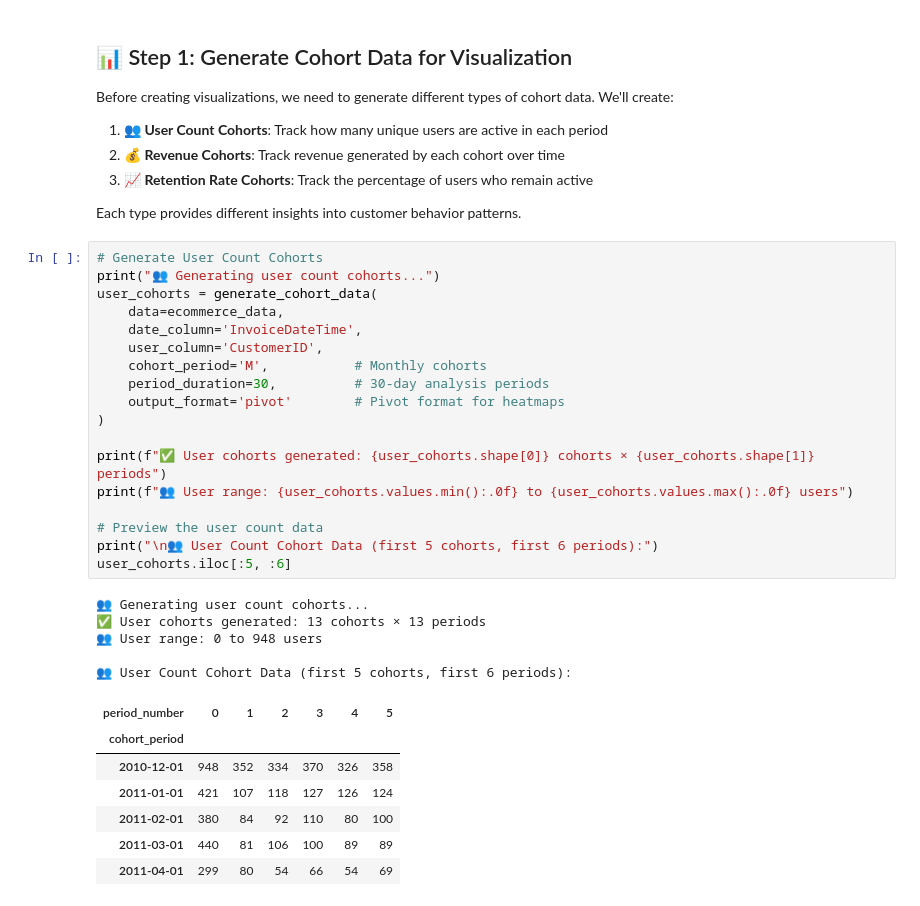
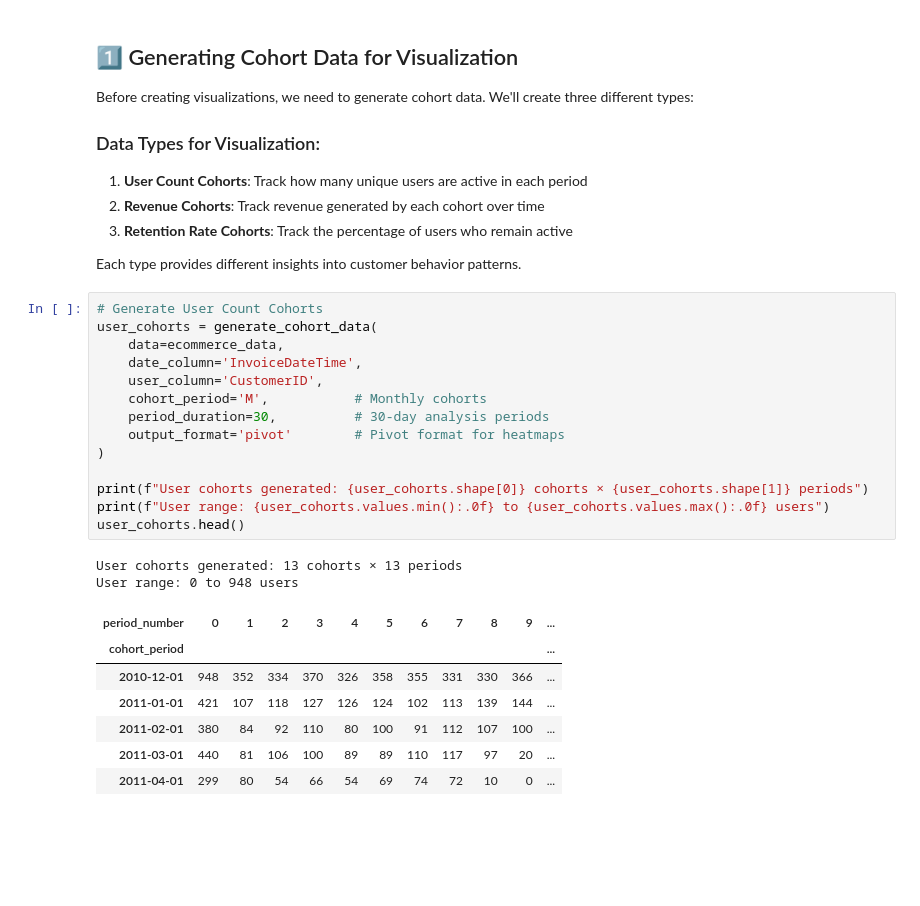
Before and after one commit to krinya/repeatradar, a Jupyter notebook: examples/02_cohort_visualization_demo.ipynb, the cells around one changed output. Saved outputs shown, nothing was run; the diff lists cells and outputs as text; blank space fills up the shorter version.

```diff
--- a/examples/02_cohort_visualization_demo.ipynb
+++ b/examples/02_cohort_visualization_demo.ipynb
@@ -115,43 +82,37 @@ ecommerce_data.head()
 # %% [markdown]
-## 📊 Step 1: Generate Cohort Data for Visualization
+## 1️⃣ Generating Cohort Data for Visualization
 
-Before creating visualizations, we need to generate different types of cohort data. We'll create:
+Before creating visualizations, we need to generate cohort data. We'll create three different types:
 
-1. **👥 User Count Cohorts**: Track how many unique users are active in each period
-2. **💰 Revenue Cohorts**: Track revenue generated by each cohort over time
-3. **📈 Retention Rate Cohorts**: Track the percentage of users who remain active
+### Data Types for Visualization:
+1. **User Count Cohorts**: Track how many unique users are active in each period
+2. **Revenue Cohorts**: Track revenue generated by each cohort over time
+3. **Retention Rate Cohorts**: Track the percentage of users who remain active
 
 Each type provides different insights into customer behavior patterns.
 # %%
 # Generate User Count Cohorts
-print("👥 Generating user count cohorts...")
 user_cohorts = generate_cohort_data(
     data=ecommerce_data,
     date_column='InvoiceDateTime',
     user_column='CustomerID',
     cohort_period='M',           # Monthly cohorts
     period_duration=30,          # 30-day analysis periods
     output_format='pivot'        # Pivot format for heatmaps
 )
 
-print(f"✅ User cohorts generated: {user_cohorts.shape[0]} cohorts × {user_cohorts.shape[1]} periods")
-print(f"👥 User range: {user_cohorts.values.min():.0f} to {user_cohorts.values.max():.0f} users")
-
-# Preview the user count data
-print("\n👥 User Count Cohort Data (first 5 cohorts, first 6 periods):")
-user_cohorts.iloc[:5, :6]
+print(f"User cohorts generated: {user_cohorts.shape[0]} cohorts × {user_cohorts.shape[1]} periods")
+print(f"User range: {user_cohorts.values.min():.0f} to {user_cohorts.values.max():.0f} users")
+user_cohorts.head()
 # %% [output]
-👥 Generating user count cohorts...
-✅ User cohorts generated: 13 cohorts × 13 periods
-👥 User range: 0 to 948 users
-
-👥 User Count Cohort Data (first 5 cohorts, first 6 periods):
+User cohorts generated: 13 cohorts × 13 periods
+User range: 0 to 948 users
-| period_number | 0 | 1 | 2 | 3 | 4 | 5 |
-| cohort_period |  |  |  |  |  |  |
-| 2010-12-01 | 948 | 352 | 334 | 370 | 326 | 358 |
-| 2011-01-01 | 421 | 107 | 118 | 127 | 126 | 124 |
-| 2011-02-01 | 380 | 84 | 92 | 110 | 80 | 100 |
-| 2011-03-01 | 440 | 81 | 106 | 100 | 89 | 89 |
-| 2011-04-01 | 299 | 80 | 54 | 66 | 54 | 69 |
+| period_number | 0 | 1 | 2 | 3 | 4 | 5 | 6 | 7 | 8 | 9 | ... |
+| cohort_period |  |  |  |  |  |  |  |  |  |  | ... |
+| 2010-12-01 | 948 | 352 | 334 | 370 | 326 | 358 | 355 | 331 | 330 | 366 | ... |
+| 2011-01-01 | 421 | 107 | 118 | 127 | 126 | 124 | 102 | 113 | 139 | 144 | ... |
+| 2011-02-01 | 380 | 84 | 92 | 110 | 80 | 100 | 91 | 112 | 107 | 100 | ... |
+| 2011-03-01 | 440 | 81 | 106 | 100 | 89 | 89 | 110 | 117 | 97 | 20 | ... |
+| 2011-04-01 | 299 | 80 | 54 | 66 | 54 | 69 | 74 | 72 | 10 | 0 | ... |
 # %%
 # Generate Revenue Cohorts
```
Also changed, not shown: parts of 21 cells of this notebook, 5 other files.
